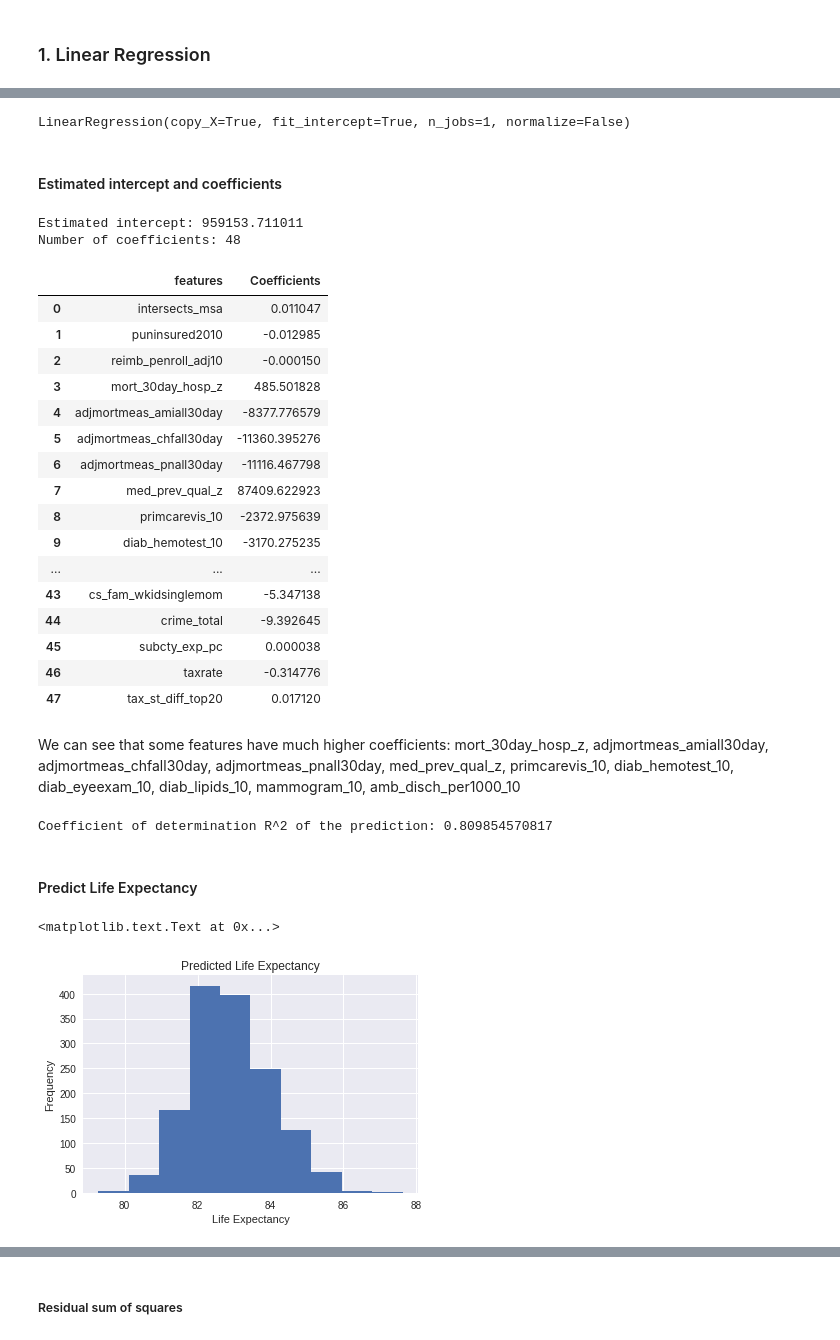
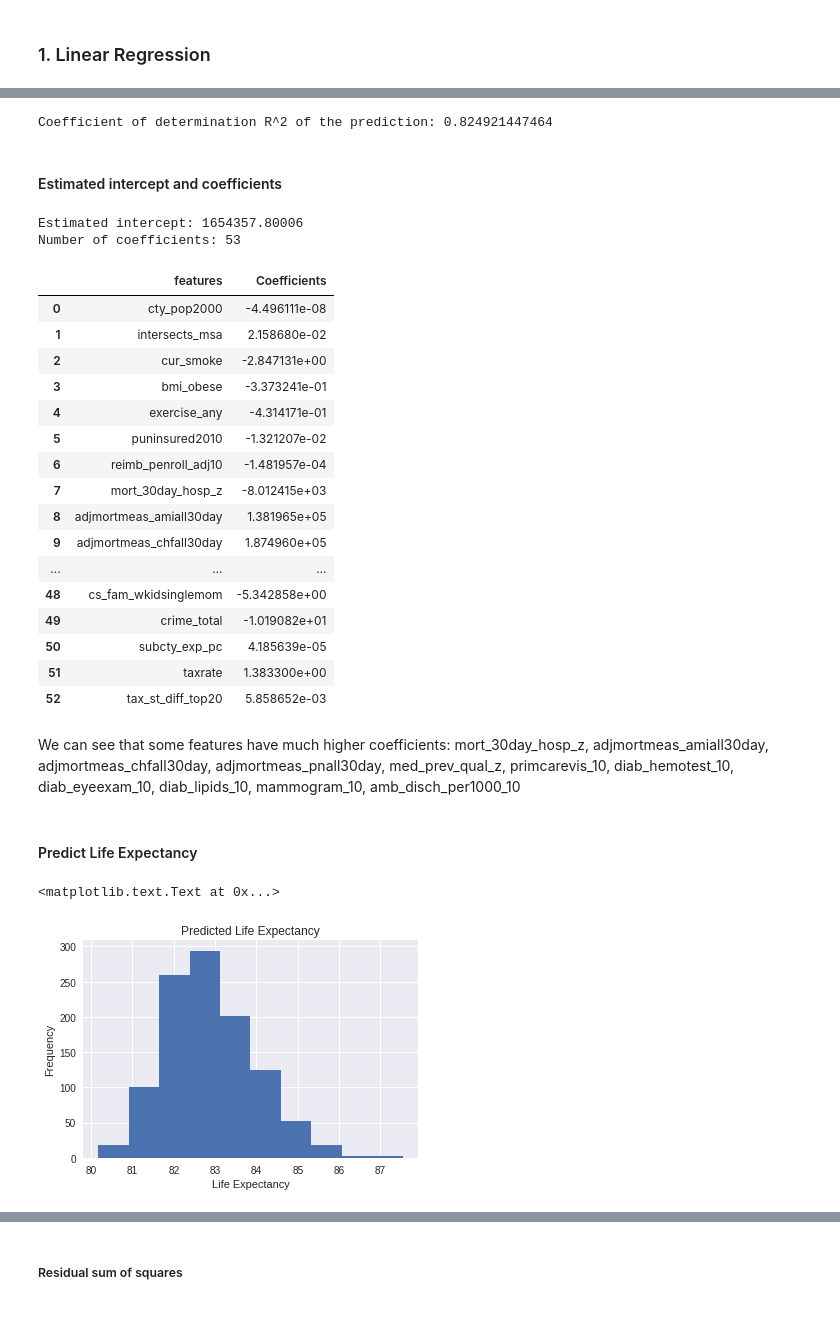
Before and after one commit to anxin16/Capstone-Project-2, a Jupyter notebook: Capstone-Report/Capstone-3.ipynb, the cells around one changed output, grey strips where cells are left out. Cells and saved outputs as stored; diff of their text form; code cells hidden in the pictures.

```diff
--- a/Capstone-Report/Capstone-3.ipynb
+++ b/Capstone-Report/Capstone-3.ipynb
@@ -101,3 +115,9 @@ Index(['cty', 'county_name', 'cty_pop2000', 'cz', 'cz_name', 'cz_pop2000',
       dtype='object')
 # %% [markdown]
 ## In-depth analysis using machine learning
+# %%
+X_1 = tb[['cty_pop2000', 'intersects_msa']]
+X_2 = tb.loc[:, 'cur_smoke':'exercise_any']
+X_3 = tb.loc[:, 'puninsured2010':'tax_st_diff_top20']
+X = pd.concat([X_1, X_2, X_3], axis = 1)
+y = tb['le']
@@ -106,6 +149,3 @@ Index(['cty', 'county_name', 'cty_pop2000', 'cz', 'cz_name', 'cz_pop2000',
 # %%
 # Fitting Linear Regression using sklearn
 from sklearn.linear_model import LinearRegression
-# %%
-X = tb.loc[:, 'intersects_msa':'tax_st_diff_top20']
-y = tb['le']
@@ -118,51 +154,50 @@ len(X.columns)
+# %%
+X0 = X.copy()
 # %%
 # Creates a LinearRegression object
 lm = LinearRegression()
-lm.fit(X, y)
+lm.fit(X0, y)
+print('Coefficient of determination R^2 of the prediction:', lm.score(X0,y))
 # %% [output]
-LinearRegression(copy_X=True, fit_intercept=True, n_jobs=1, normalize=False)
+Coefficient of determination R^2 of the prediction: 0.824921447464
 # %% [markdown]
 #### Estimated intercept and coefficients
 # %%
 print('Estimated intercept:', lm.intercept_)
 print('Number of coefficients:', len(lm.coef_))
-pd.DataFrame(list(zip(X.columns, lm.coef_)), columns = ['features', 'Coefficients'])
+pd.DataFrame(list(zip(X0.columns, lm.coef_)), columns = ['features', 'Coefficients'])
 # %% [output]
-Estimated intercept: 959153.711011
-Number of coefficients: 48
+Estimated intercept: 1654357.80006
+Number of coefficients: 53
 |  | features | Coefficients |
-| 0 | intersects_msa | 0.011047 |
-| 1 | puninsured2010 | -0.012985 |
-| 2 | reimb_penroll_adj10 | -0.000150 |
-| 3 | mort_30day_hosp_z | 485.501828 |
-| 4 | adjmortmeas_amiall30day | -8377.776579 |
-| 5 | adjmortmeas_chfall30day | -11360.395276 |
-| 6 | adjmortmeas_pnall30day | -11116.467798 |
-| 7 | med_prev_qual_z | 87409.622923 |
-| 8 | primcarevis_10 | -2372.975639 |
-| 9 | diab_hemotest_10 | -3170.275235 |
+| 0 | cty_pop2000 | -4.496111e-08 |
+| 1 | intersects_msa | 2.158680e-02 |
+| 2 | cur_smoke | -2.847131e+00 |
+| 3 | bmi_obese | -3.373241e-01 |
+| 4 | exercise_any | -4.314171e-01 |
+| 5 | puninsured2010 | -1.321207e-02 |
+| 6 | reimb_penroll_adj10 | -1.481957e-04 |
+| 7 | mort_30day_hosp_z | -8.012415e+03 |
+| 8 | adjmortmeas_amiall30day | 1.381965e+05 |
+| 9 | adjmortmeas_chfall30day | 1.874960e+05 |
 | ... | ... | ... |
-| 43 | cs_fam_wkidsinglemom | -5.347138 |
-| 44 | crime_total | -9.392645 |
-| 45 | subcty_exp_pc | 0.000038 |
-| 46 | taxrate | -0.314776 |
-| 47 | tax_st_diff_top20 | 0.017120 |
+| 48 | cs_fam_wkidsinglemom | -5.342858e+00 |
+| 49 | crime_total | -1.019082e+01 |
+| 50 | subcty_exp_pc | 4.185639e-05 |
+| 51 | taxrate | 1.383300e+00 |
+| 52 | tax_st_diff_top20 | 5.858652e-03 |
 # %% [markdown]
 We can see that some features have much higher coefficients:
 mort_30day_hosp_z, adjmortmeas_amiall30day, adjmortmeas_chfall30day, adjmortmeas_pnall30day, med_prev_qual_z, primcarevis_10, diab_hemotest_10, diab_eyeexam_10, diab_lipids_10, mammogram_10, amb_disch_per1000_10
-# %%
-print('Coefficient of determination R^2 of the prediction:', lm.score(X,y))
-# %% [output]
-Coefficient of determination R^2 of the prediction: 0.809854570817
 # %% [markdown]
 #### Predict Life Expectancy
 # %%
-# Plot a histogram of all the predicted prices
-plt.hist(lm.predict(X))
+# Plot a histogram of all the predicted life expectancy
+plt.hist(lm.predict(X0))
 plt.title('Predicted Life Expectancy')
 plt.xlabel('Life Expectancy')
 plt.ylabel('Frequency')
 # %% [output]
 <matplotlib.text.Text at 0x...>
-[figure, old version]
+[figure, new version]
 # %%
```
Also changed, not shown: parts of 112 cells of this notebook.
